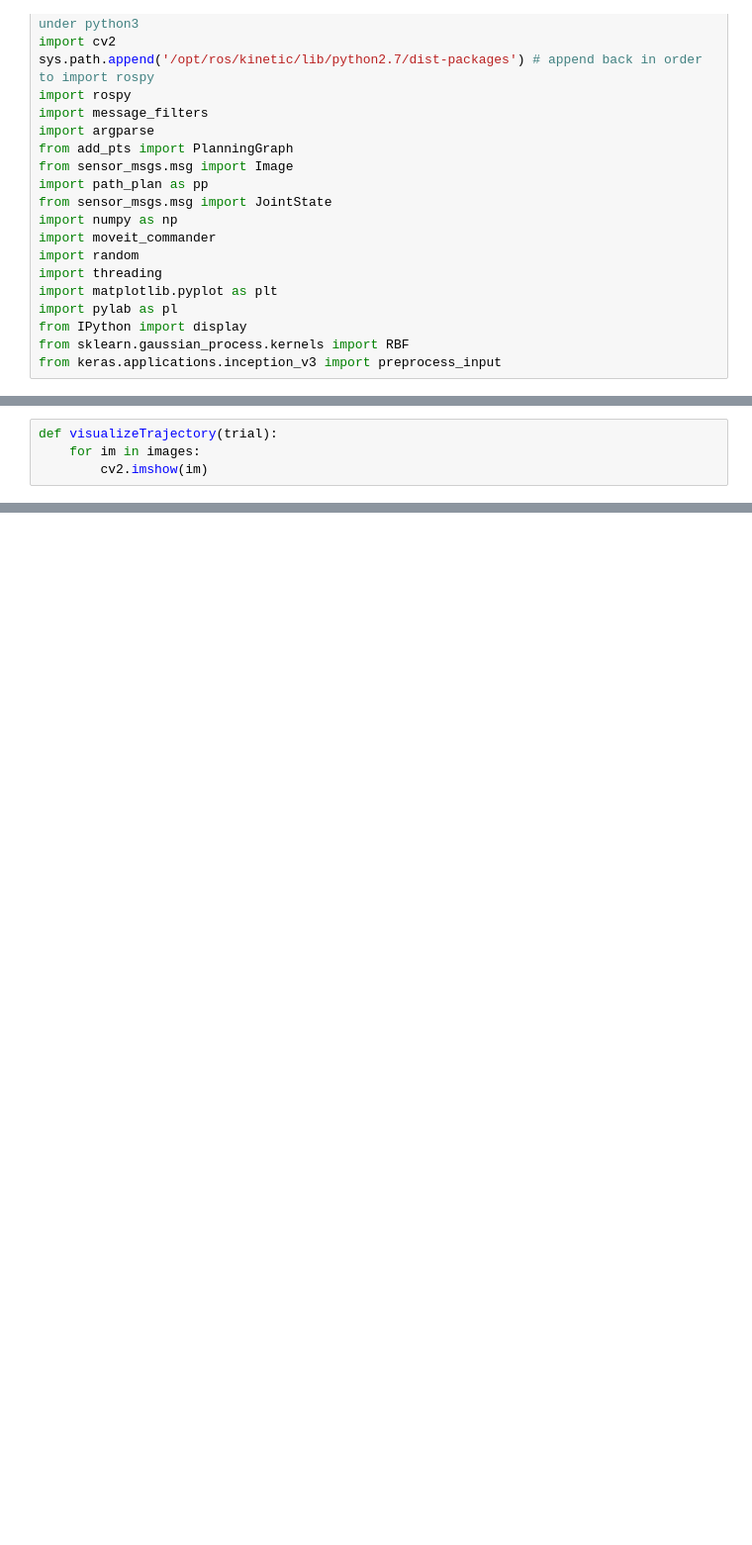
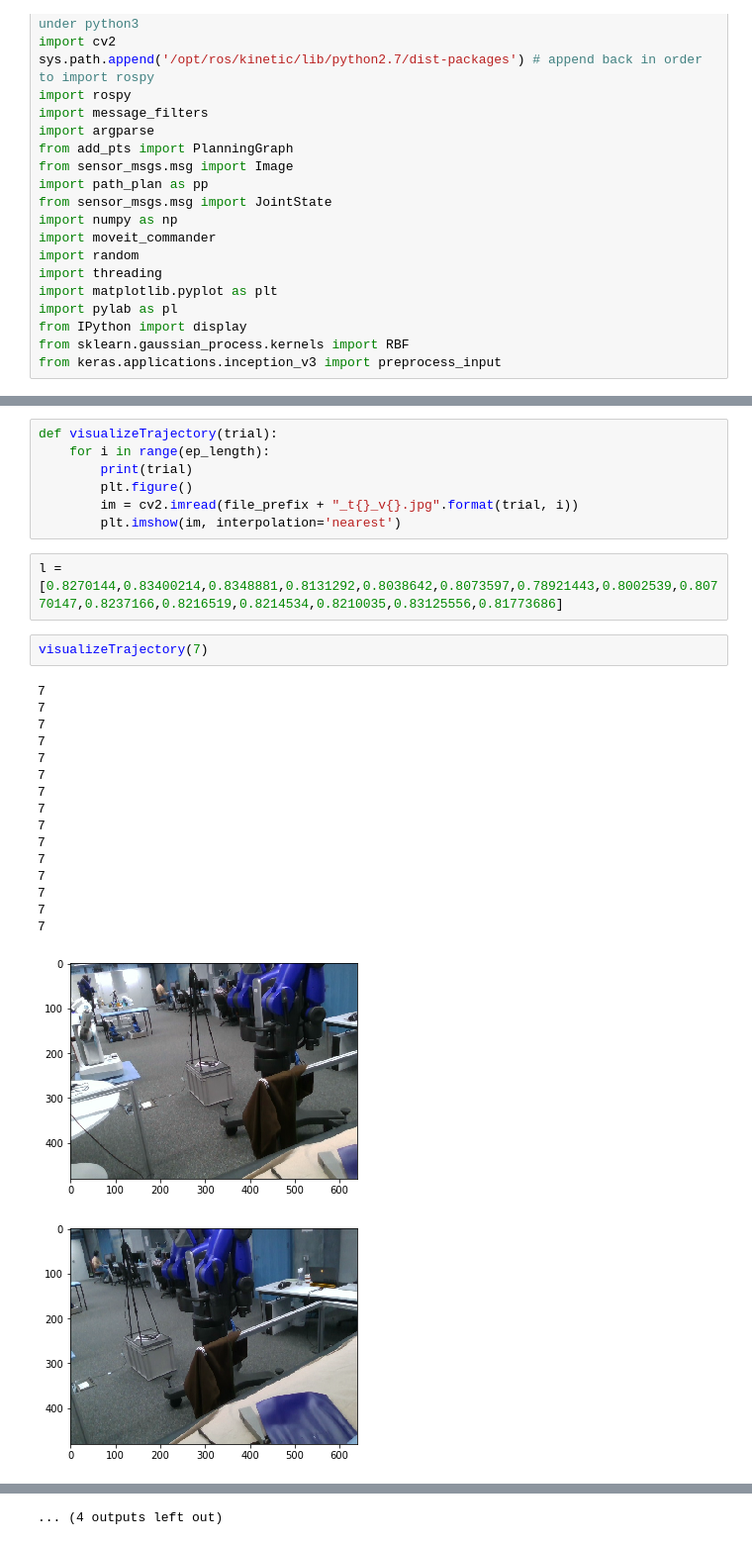
Before and after one commit to ipab-rad/saifer-surgery, a Jupyter notebook: src/saif_planning/src/planning_discrete_pts/scripts/processresults.ipynb, the cells around one changed output, grey strips where cells are left out. Shown at 99% size. Cells and saved outputs as stored; diff of their text form; blank space fills up the shorter version.

```diff
--- a/src/saif_planning/src/planning_discrete_pts/scripts/processresults.ipynb
+++ b/src/saif_planning/src/planning_discrete_pts/scripts/processresults.ipynb
@@ -102,4 +132,29 @@ for i in range(num_trials):
-# %%
-def visualizeTrajectory(trial):
-    for im in images:
-        cv2.imshow(im)
+# %%
+def visualizeTrajectory(trial):
+    for i in range(ep_length):
+        print(trial)
+        plt.figure()
+        im = cv2.imread(file_prefix + "_t{}_v{}.jpg".format(trial, i))
+        plt.imshow(im, interpolation='nearest')
+# %%
+l = [0.8270144,0.83400214,0.8348881,0.8131292,0.8038642,0.8073597,0.78921443,0.8002539,0.80770147,0.8237166,0.8216519,0.8214534,0.8210035,0.83125556,0.81773686]
+# %%
+visualizeTrajectory(7)
+# %% [output]
+7
+7
+7
+7
+7
+7
+7
+7
+7
+7
+7
+7
+7
+7
+7
+[figure, added]
+[figure, added]
@@ -105,0 +170 @@ def visualizeTrajectory(trial):
+... (4 outputs left out)
```
Also changed, not shown: parts of 5 cells of this notebook.
